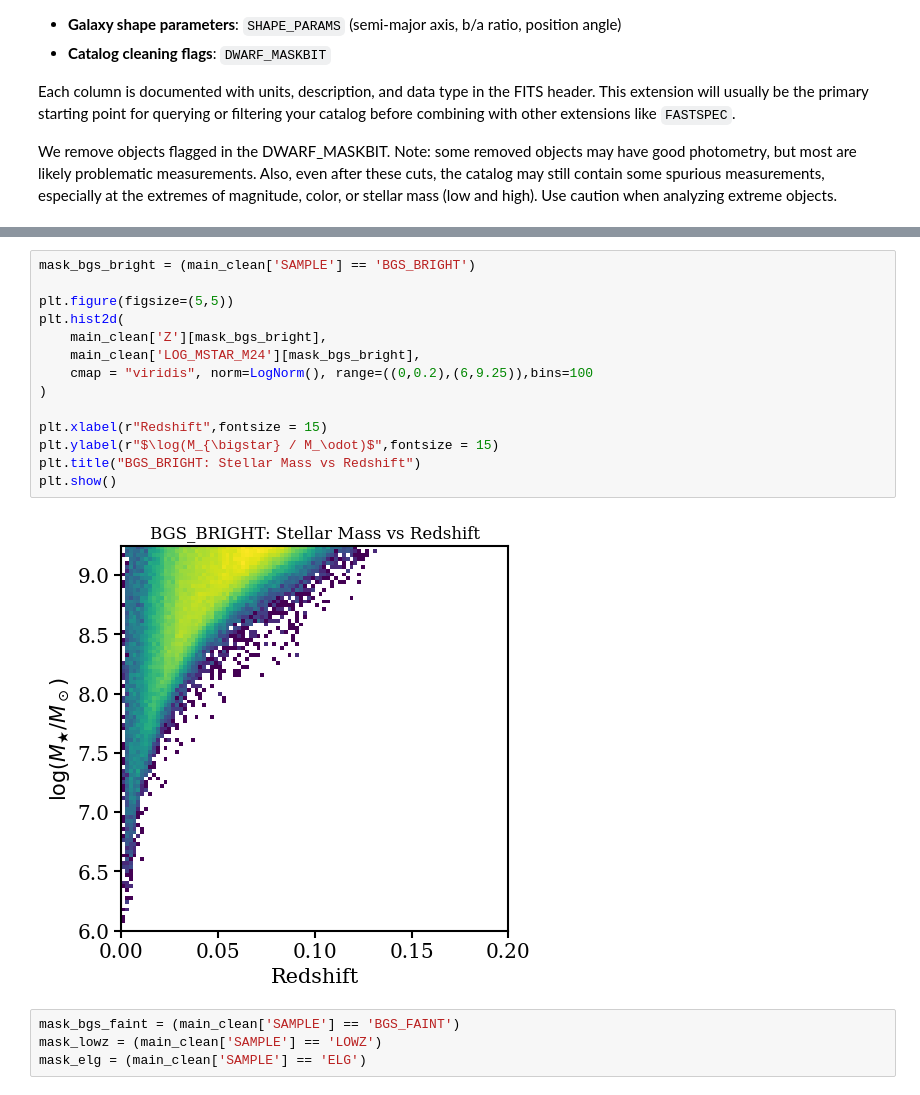
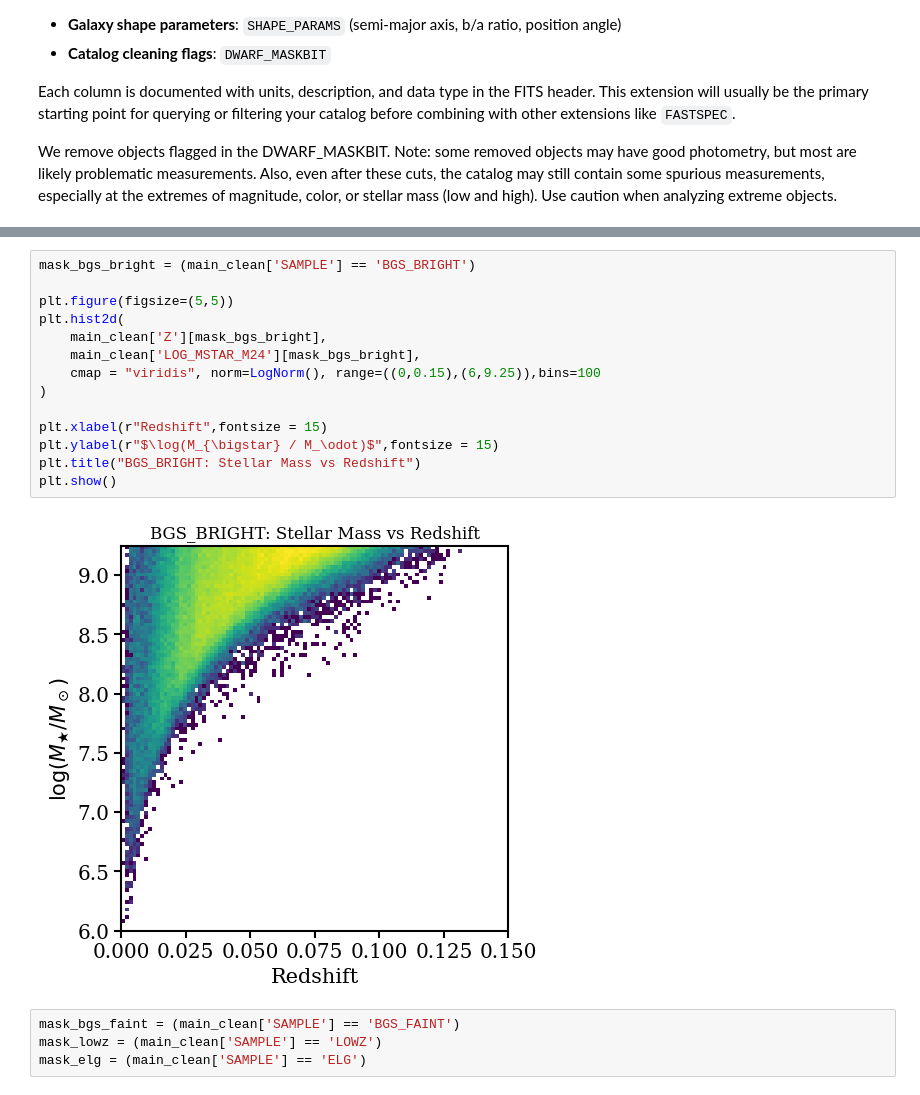
Before and after one commit to virajvman/desi_dwarfs, a Jupyter notebook: tutorial/01_Introduction.ipynb, the cells around one changed output, grey strips where cells are left out. Saved outputs shown, nothing was run; the diff lists cells and outputs as text.

```diff
--- a/tutorial/01_Introduction.ipynb
+++ b/tutorial/01_Introduction.ipynb
@@ -109,19 +109,19 @@ plt.show()
 # %%
 mask_bgs_bright = (main_clean['SAMPLE'] == 'BGS_BRIGHT')
 
 plt.figure(figsize=(5,5))
 plt.hist2d(
     main_clean['Z'][mask_bgs_bright],
     main_clean['LOG_MSTAR_M24'][mask_bgs_bright],
-    cmap = "viridis", norm=LogNorm(), range=((0,0.2),(6,9.25)),bins=100
+    cmap = "viridis", norm=LogNorm(), range=((0,0.15),(6,9.25)),bins=100
 )
 
 plt.xlabel(r"Redshift",fontsize = 15)
 plt.ylabel(r"$\log(M_{\bigstar} / M_\odot)$",fontsize = 15)
 plt.title("BGS_BRIGHT: Stellar Mass vs Redshift")
 plt.show()
 # %% [output]
-[figure, old version]
+[figure, new version]
 # %%
 mask_bgs_faint = (main_clean['SAMPLE'] == 'BGS_FAINT')
 mask_lowz = (main_clean['SAMPLE'] == 'LOWZ')
```
Also changed, not shown: parts of 47 cells of this notebook, 42 other files.
